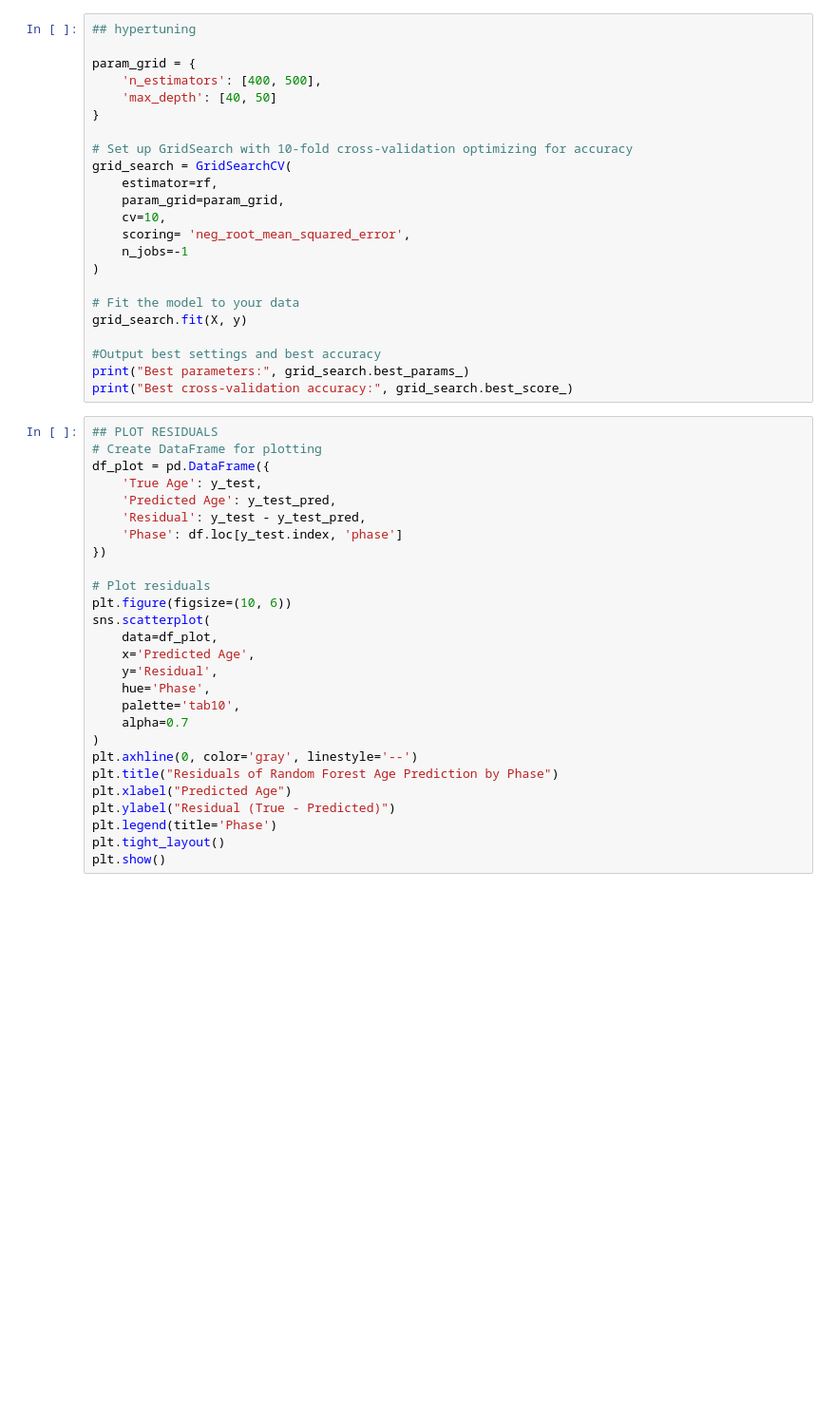
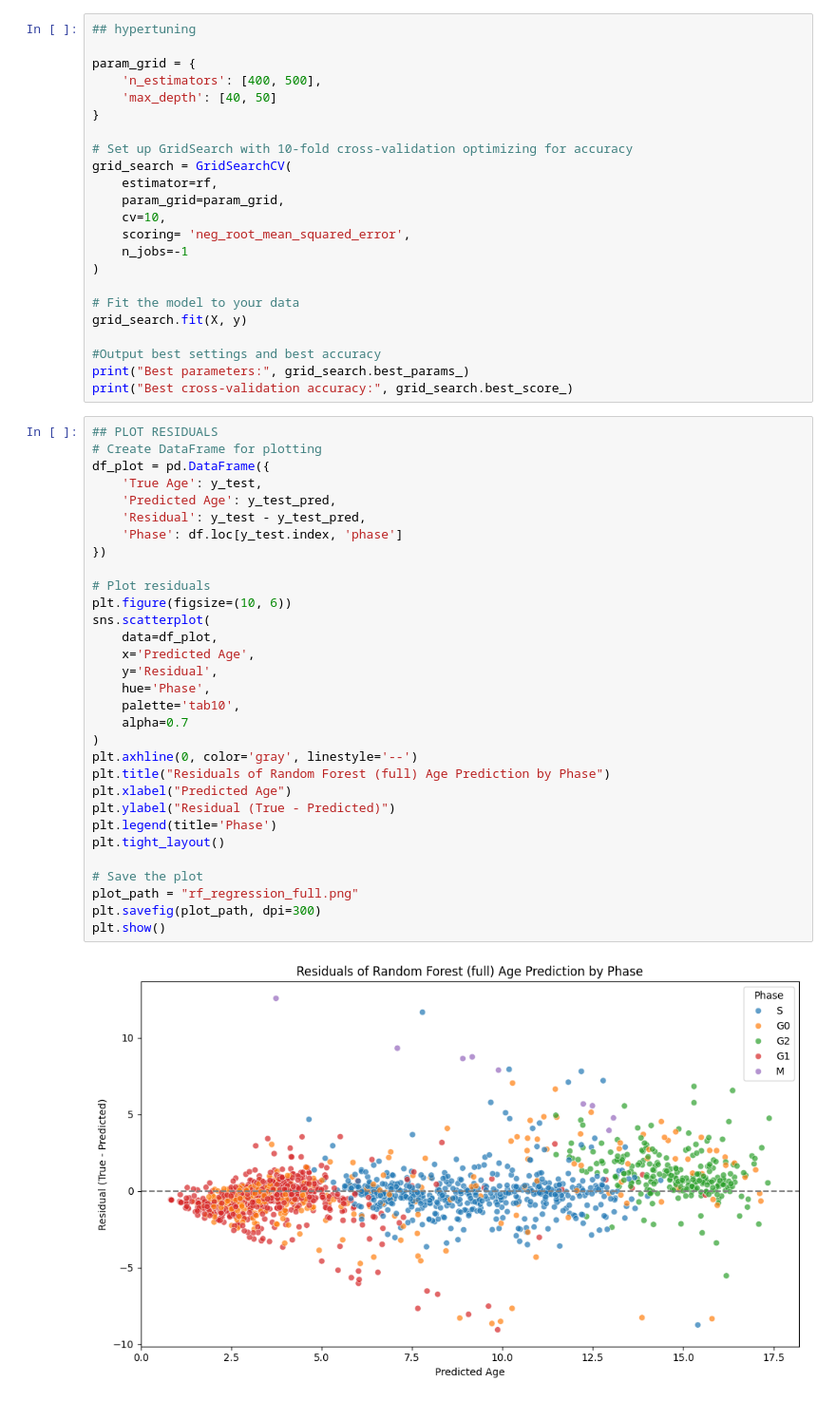
Before and after one commit to mariahgloehr/IICD, a Jupyter notebook: RF/rf_regression.ipynb, the cells around one changed output. Shown at 95% size. Cells and saved outputs as stored; diff of their text form; blank space fills up the shorter version.

Commit message:
residual plots

```diff
--- a/RF/rf_regression.ipynb
+++ b/RF/rf_regression.ipynb
@@ -97,27 +97,33 @@ print("Best cross-validation accuracy:", grid_search.best_score_)
 # %%
 ## PLOT RESIDUALS
 # Create DataFrame for plotting
 df_plot = pd.DataFrame({
     'True Age': y_test,
     'Predicted Age': y_test_pred,
     'Residual': y_test - y_test_pred,
     'Phase': df.loc[y_test.index, 'phase']
 })
 
 # Plot residuals
 plt.figure(figsize=(10, 6))
 sns.scatterplot(
     data=df_plot,
     x='Predicted Age',
     y='Residual',
     hue='Phase',
     palette='tab10',
     alpha=0.7
 )
 plt.axhline(0, color='gray', linestyle='--')
-plt.title("Residuals of Random Forest Age Prediction by Phase")
+plt.title("Residuals of Random Forest (full) Age Prediction by Phase")
 plt.xlabel("Predicted Age")
 plt.ylabel("Residual (True - Predicted)")
 plt.legend(title='Phase')
 plt.tight_layout()
+
+# Save the plot
+plot_path = "rf_regression_full.png"
+plt.savefig(plot_path, dpi=300)
 plt.show()
+# %% [output]
+[figure, added]
```
Also changed, not shown: 5 other files.
